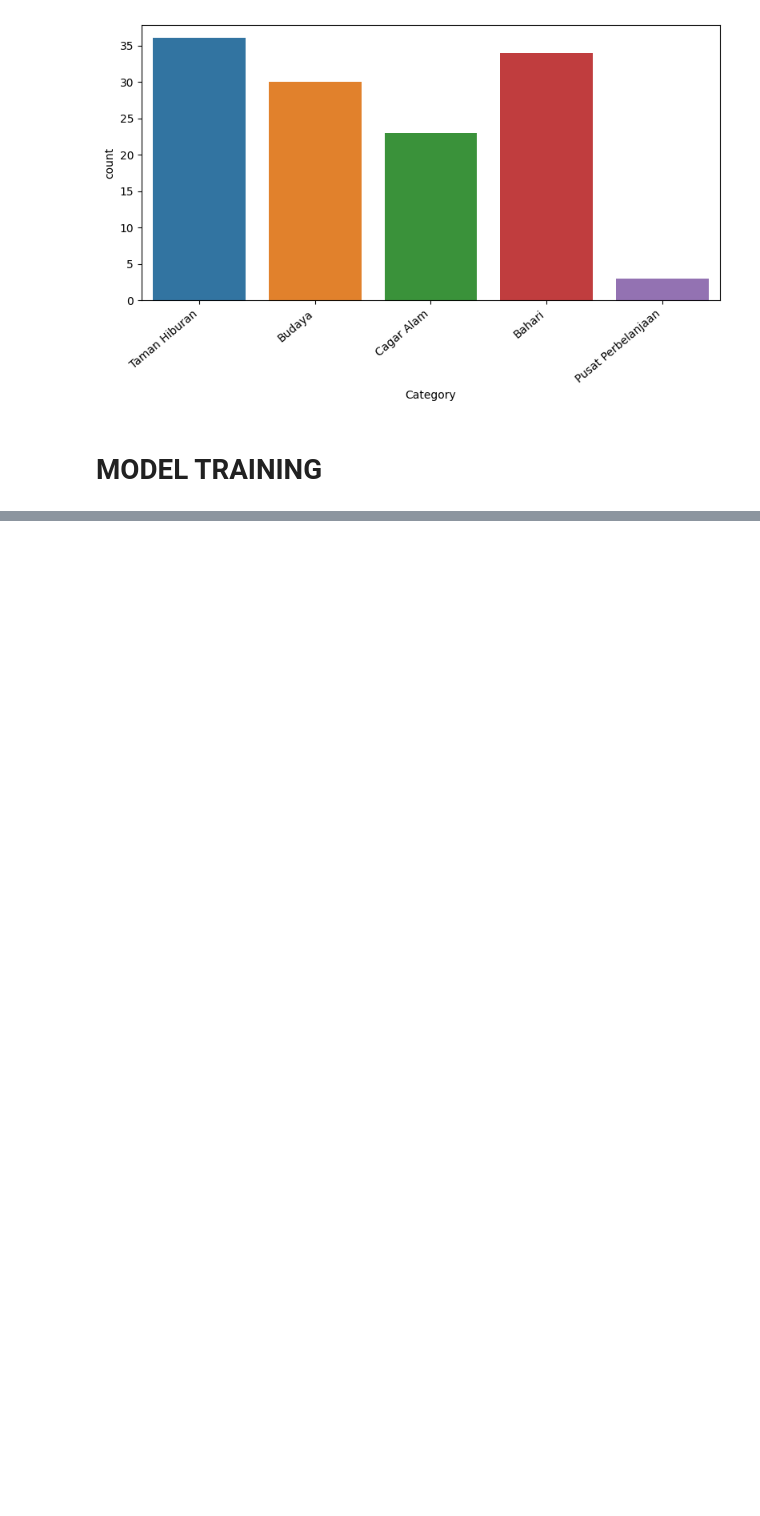
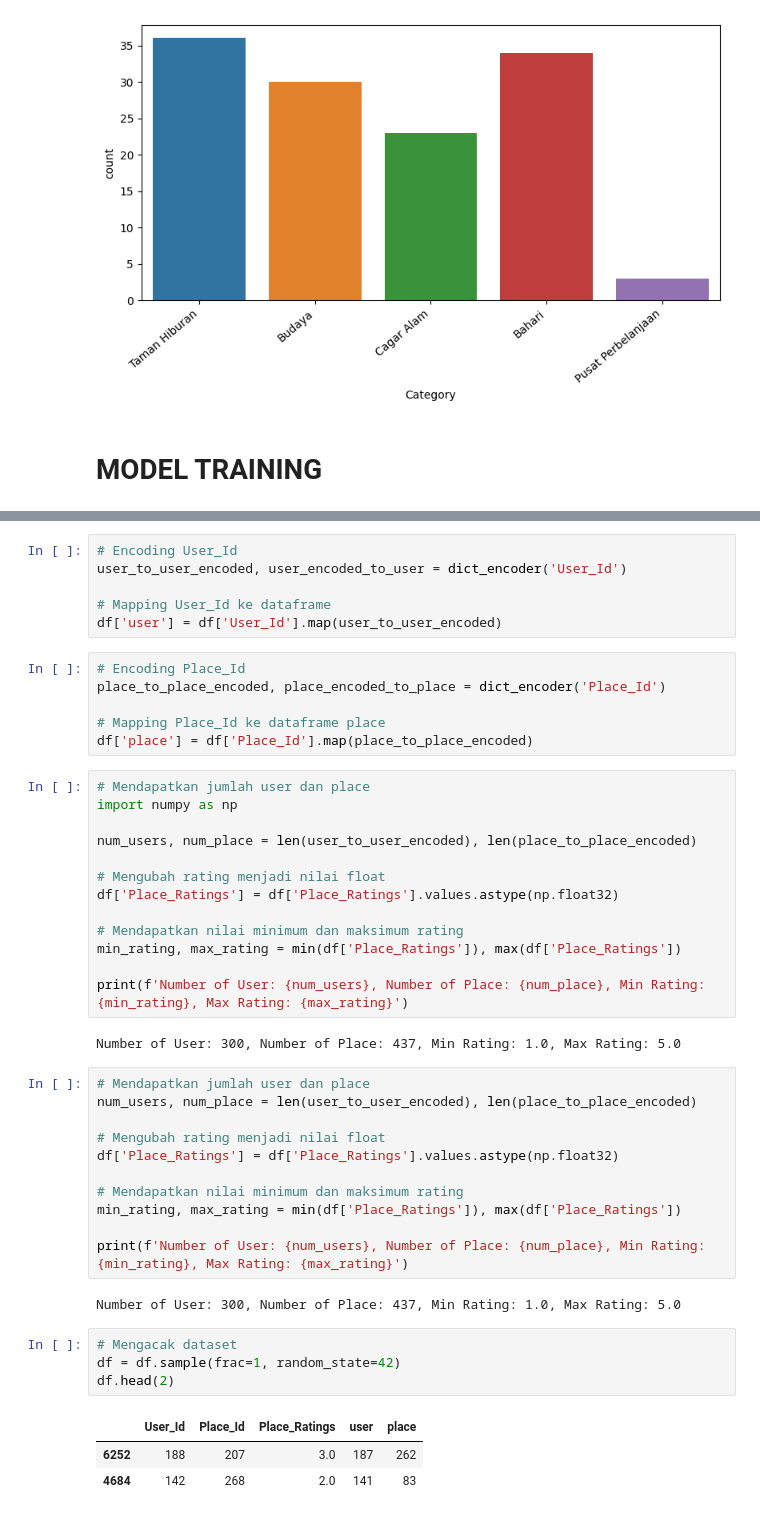
Before and after one commit to Dikarahmanm/Wismata-C23-PS297, a Jupyter notebook: Machine Learning/content-based-filtering.ipynb, the cells around one changed output, grey strips where cells are left out. Cells and saved outputs as stored; diff of their text form; blank space fills up the shorter version.

```diff
--- a/Machine Learning/content-based-filtering.ipynb
+++ b/Machine Learning/content-based-filtering.ipynb
@@ -156,0 +171,48 @@ plt.show()
+# %%
+# Encoding User_Id
+user_to_user_encoded, user_encoded_to_user = dict_encoder('User_Id')
+
+# Mapping User_Id ke dataframe
+df['user'] = df['User_Id'].map(user_to_user_encoded)
+# %%
+# Encoding Place_Id
+place_to_place_encoded, place_encoded_to_place = dict_encoder('Place_Id')
+
+# Mapping Place_Id ke dataframe place
+df['place'] = df['Place_Id'].map(place_to_place_encoded)
+# %%
+# Mendapatkan jumlah user dan place
+import numpy as np
+
+num_users, num_place = len(user_to_user_encoded), len(place_to_place_encoded)
+
+# Mengubah rating menjadi nilai float
+df['Place_Ratings'] = df['Place_Ratings'].values.astype(np.float32)
+
+# Mendapatkan nilai minimum dan maksimum rating
+min_rating, max_rating = min(df['Place_Ratings']), max(df['Place_Ratings'])
+
+print(f'Number of User: {num_users}, Number of Place: {num_place}, Min Rating: {min_rating}, Max Rating: {max_rating}')
+# %% [output]
+Number of User: 300, Number of Place: 437, Min Rating: 1.0, Max Rating: 5.0
+# %%
+# Mendapatkan jumlah user dan place
+num_users, num_place = len(user_to_user_encoded), len(place_to_place_encoded)
+
+# Mengubah rating menjadi nilai float
+df['Place_Ratings'] = df['Place_Ratings'].values.astype(np.float32)
+
+# Mendapatkan nilai minimum dan maksimum rating
+min_rating, max_rating = min(df['Place_Ratings']), max(df['Place_Ratings'])
+
+print(f'Number of User: {num_users}, Number of Place: {num_place}, Min Rating: {min_rating}, Max Rating: {max_rating}')
+# %% [output]
+Number of User: 300, Number of Place: 437, Min Rating: 1.0, Max Rating: 5.0
+# %%
+# Mengacak dataset
+df = df.sample(frac=1, random_state=42)
+df.head(2)
+# %% [output]
+|  | User_Id | Place_Id | Place_Ratings | user | place |
+| 6252 | 188 | 207 | 3.0 | 187 | 262 |
+| 4684 | 142 | 268 | 2.0 | 141 | 83 |
```
Also changed, not shown: parts of 11 cells of this notebook, 5 other files.
